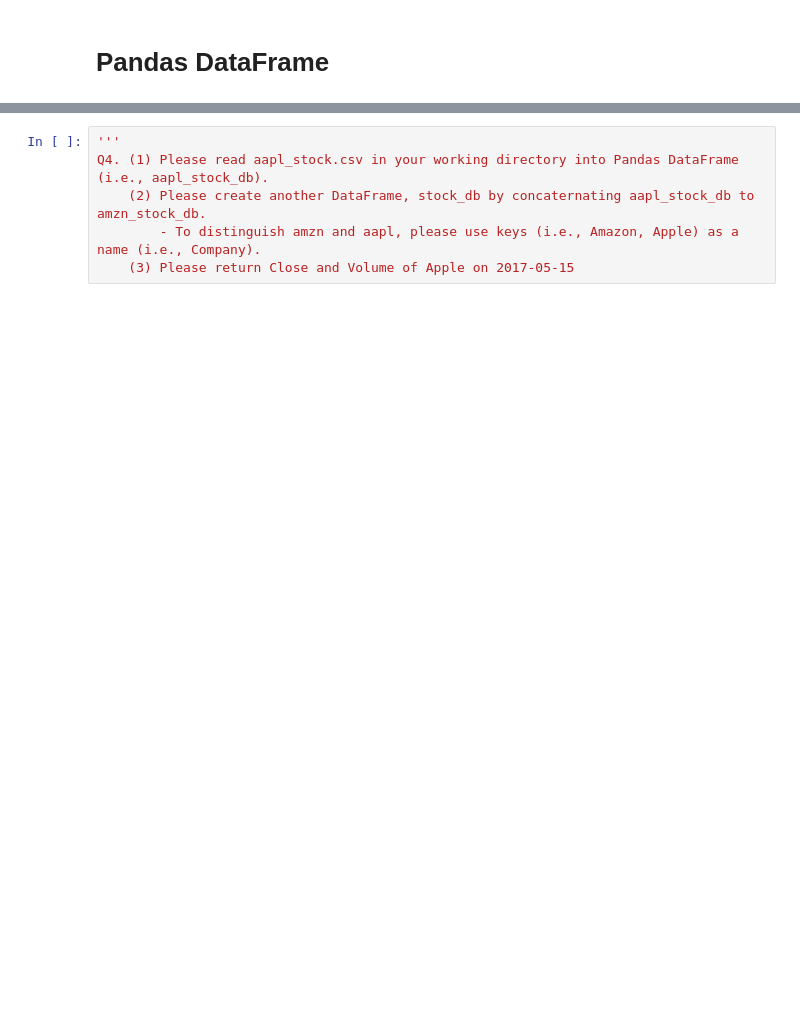
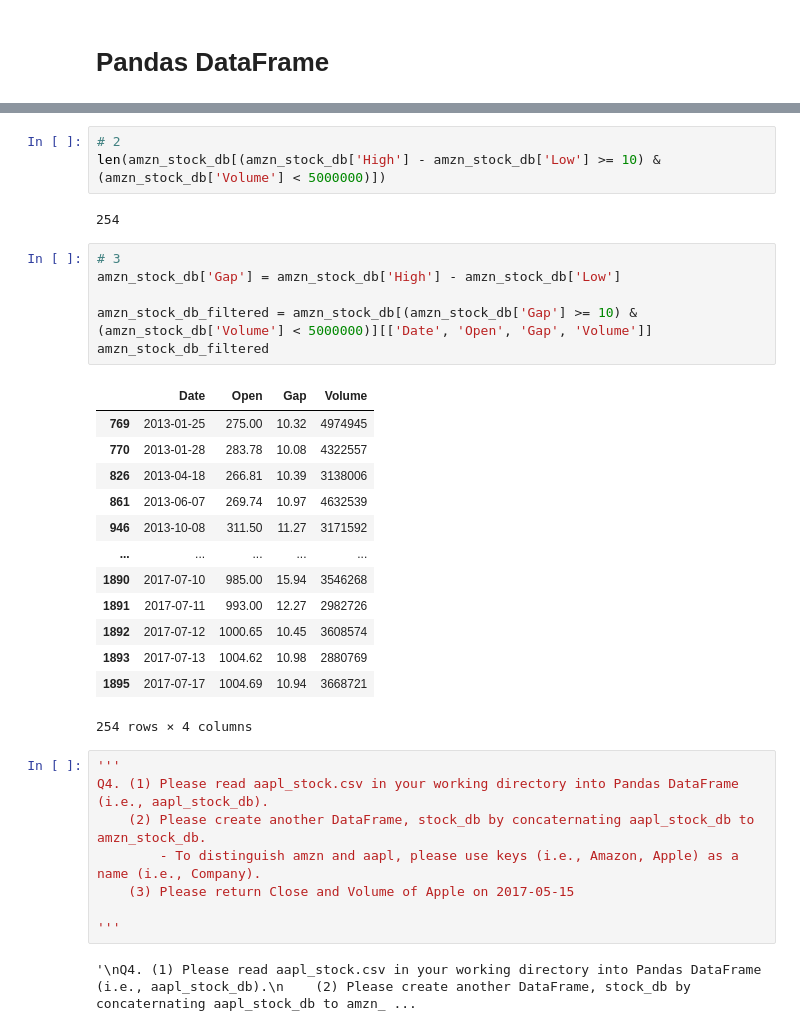
Before and after one commit to srak71/DSA-8640, a Jupyter notebook: Week_12_Pandas_3/HW8/HW8.ipynb, the cells around one changed output, grey strips where cells are left out. Saved outputs shown, nothing was run; the diff lists cells and outputs as text; blank space fills up the shorter version.

```diff
--- a/Week_12_Pandas_3/HW8/HW8.ipynb
+++ b/Week_12_Pandas_3/HW8/HW8.ipynb
@@ -33,6 +136,35 @@ Q3. (1) Please read amzn_stock.csv in your working directory into Pandas DataFra
+# %%
+# 2
+len(amzn_stock_db[(amzn_stock_db['High'] - amzn_stock_db['Low'] >= 10) & (amzn_stock_db['Volume'] < 5000000)])
+# %% [output]
+254
+# %%
+# 3
+amzn_stock_db['Gap'] = amzn_stock_db['High'] - amzn_stock_db['Low']
+
+amzn_stock_db_filtered = amzn_stock_db[(amzn_stock_db['Gap'] >= 10) & (amzn_stock_db['Volume'] < 5000000)][['Date', 'Open', 'Gap', 'Volume']]
+amzn_stock_db_filtered
+# %% [output]
+|  | Date | Open | Gap | Volume |
+| 769 | 2013-01-25 | 275.00 | 10.32 | 4974945 |
+| 770 | 2013-01-28 | 283.78 | 10.08 | 4322557 |
+| 826 | 2013-04-18 | 266.81 | 10.39 | 3138006 |
+| 861 | 2013-06-07 | 269.74 | 10.97 | 4632539 |
+| 946 | 2013-10-08 | 311.50 | 11.27 | 3171592 |
+| ... | ... | ... | ... | ... |
+| 1890 | 2017-07-10 | 985.00 | 15.94 | 3546268 |
+| 1891 | 2017-07-11 | 993.00 | 12.27 | 2982726 |
+| 1892 | 2017-07-12 | 1000.65 | 10.45 | 3608574 |
+| 1893 | 2017-07-13 | 1004.62 | 10.98 | 2880769 |
+| 1895 | 2017-07-17 | 1004.69 | 10.94 | 3668721 |
+254 rows × 4 columns
 # %%
 '''
 Q4. (1) Please read aapl_stock.csv in your working directory into Pandas DataFrame (i.e., aapl_stock_db).
     (2) Please create another DataFrame, stock_db by concaternating aapl_stock_db to amzn_stock_db.
         - To distinguish amzn and aapl, please use keys (i.e., Amazon, Apple) as a name (i.e., Company).
     (3) Please return Close and Volume of Apple on 2017-05-15
+
+'''
+# %% [output]
+'\nQ4. (1) Please read aapl_stock.csv in your working directory into Pandas DataFrame (i.e., aapl_stock_db).\n    (2) Please create another DataFrame, stock_db by concaternating aapl_stock_db to amzn_ ...
```
Also changed, not shown: parts of 24 cells of this notebook.
